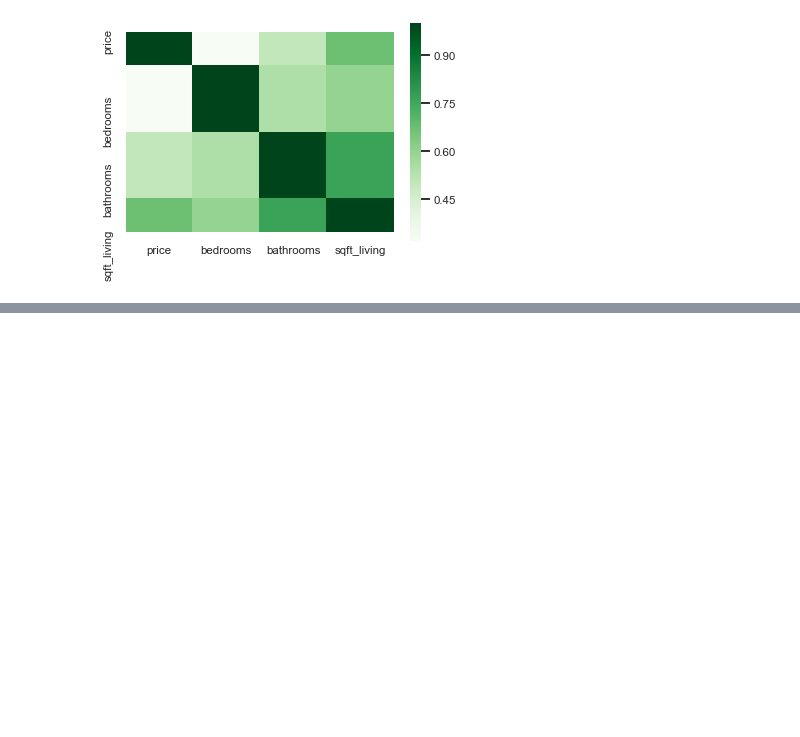
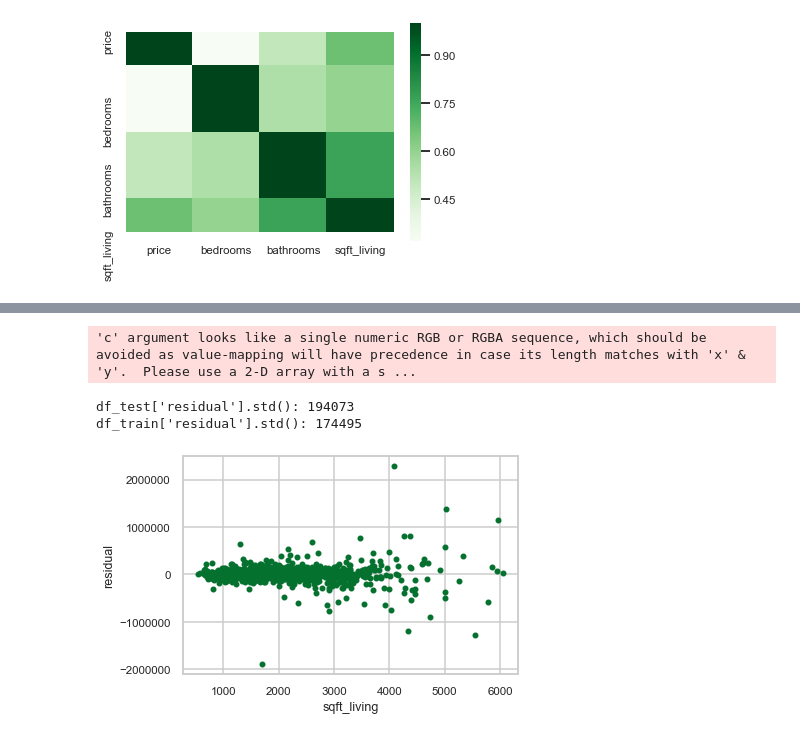
Before and after one commit to hmseyoum/Capstone-Project-1, a Jupyter notebook: Data Story -- House Price Prediction.ipynb, the cells around one changed output, grey strips where cells are left out. Cells and saved outputs as stored; diff of their text form; code cells hidden in the pictures; blank space fills up the shorter version.

```diff
--- a/Data Story -- House Price Prediction.ipynb
+++ b/Data Story -- House Price Prediction.ipynb
@@ -360,0 +594,15 @@ sns.heatmap(features.corr(), square=True, cmap='Greens')
+# %%
+model = Ridge(max_iter=20_000, tol=0.00001, normalize=True, alpha=.2)
+model.fit(df_train[feature_names], df_train[target_names])
+df_test['prediction'] = model.predict(df_test[feature_names])
+df_test['residual'] = df_test['prediction'] - df_test[target_names[0]]
+df_train['prediction'] = model.predict(df_train[feature_names])
+df_train['residual'] = df_train['prediction'] - df_train[target_names[0]]
+df_test.plot(kind='scatter', x='sqft_living', y='residual')
+print(f"df_test['residual'].std(): {int(df_test['residual'].std())}")
+print(f"df_train['residual'].std(): {int(df_train['residual'].std())}")
+# %% [output]
+'c' argument looks like a single numeric RGB or RGBA sequence, which should be avoided as value-mapping will have precedence in case its length matches with 'x' & 'y'.  Please use a 2-D array with a s ...
+df_test['residual'].std(): 194073
+df_train['residual'].std(): 174495
+[figure, added]
```
Also changed, not shown: parts of 26 cells of this notebook, 1 other file.
